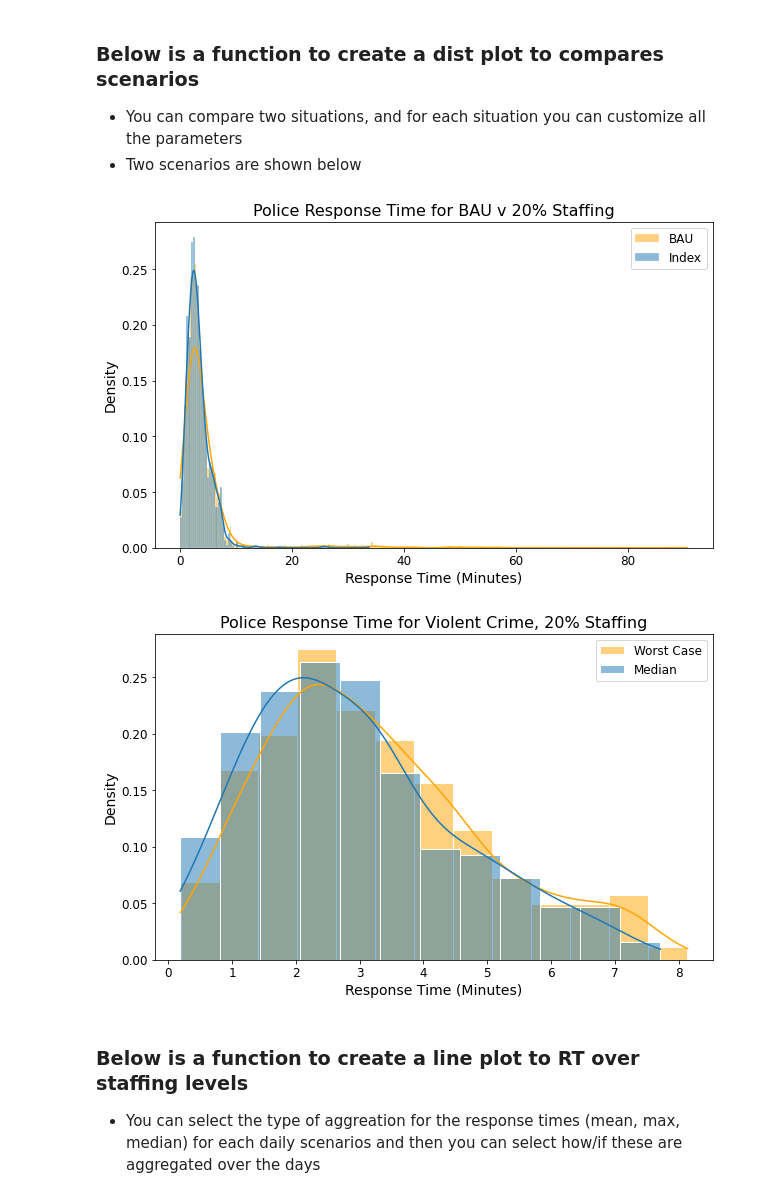
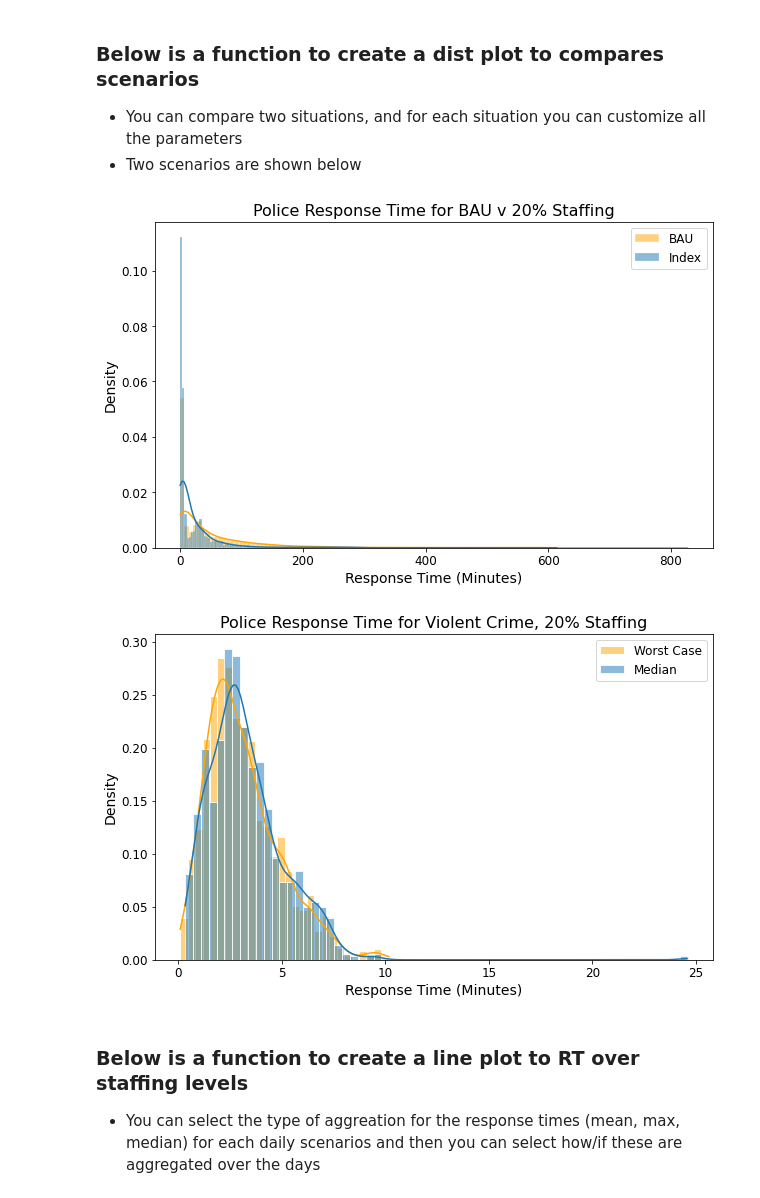
Before and after one commit to callieclark/response-time-project, a Jupyter notebook: Plot_Generator.ipynb, the cells around one changed output. Cells and saved outputs as stored; diff of their text form; code cells hidden in the pictures.

Commit message:
updated plot notebooks

```diff
--- a/Plot_Generator.ipynb
+++ b/Plot_Generator.ipynb
@@ -7,7 +7,7 @@ import json
 import warnings
 warnings.filterwarnings("ignore")
 # %%
-df=pd.read_csv('Chicago_Data/RT_Data_v3.csv',index_col=0)
+df=pd.read_csv('Chicago_Data/RT_Data_vTEST.csv',index_col=0)
 df.rename(columns={'Reponder':'Responder'},inplace=True)
 df.head()
 # %% [output]
@@ -104,22 +104,22 @@ dist_plot(df,
           label2='Index',
           title='Police Response Time for BAU v 20% Staffing')
 # %% [output]
-[figure, old version]
+[figure, new version]
 # %%
 dist_plot(df,
           percentage1=0.5, #[0.1,0.2,..1.0]
           responder1='Police', #"Police","Alternative"
           index1='Violent', #"Index","Violent",'BAU'
-          profile_type1="worst_case",#'worst_case','0.5','0.25','0.75',0.95
+          profile_type1="0.95",#'worst_case','0.5','0.25','0.75',0.95
           label1='Worst Case',
           percentage2=0.5, #[0.1,0.2,..1.0]
           responder2='Police', #"Police","Alternative"
           index2="Violent",#"Index","Violent",'BAU'
           profile_type2='0.5',#'worst_case','0.5','0.25','0.75',0.95
           label2='Median',
           title='Police Response Time for Violent Crime, 20% Staffing')
 # %% [output]
-[figure, old version]
+[figure, new version]
 # %% [markdown]
 ### Below is a function to create a line plot to RT over staffing levels
 * You can select the type of aggreation for the response times (mean, max, median) for each daily scenarios and then you can select how/if these are aggregated over the days
```
Also changed, not shown: parts of 12 cells of this notebook, 1 other file.
